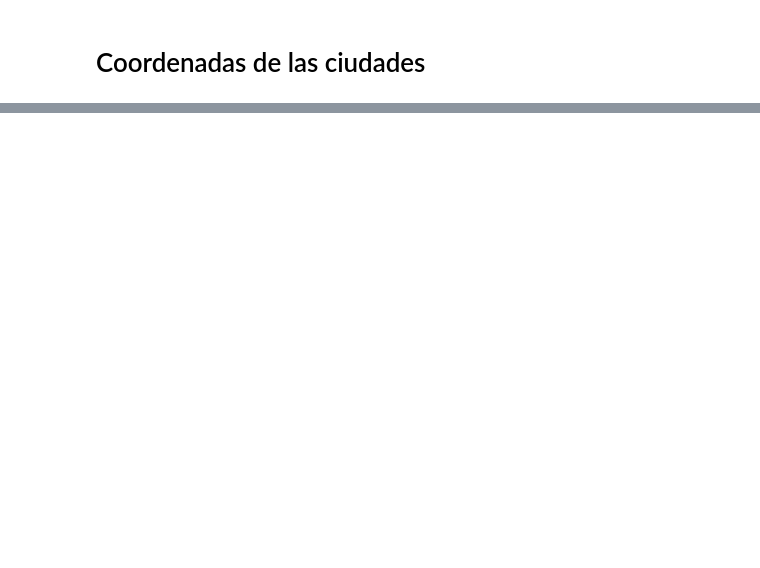
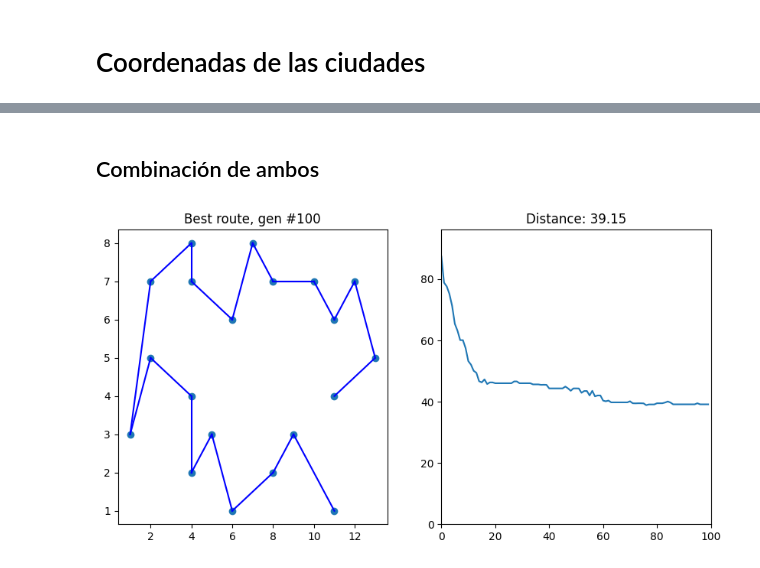
Before and after one commit to Afroefras/UAG_MCC, a Jupyter notebook: inteligencia_artificial/agente_viajero.ipynb, the cells around one changed output, grey strips where cells are left out. Saved outputs shown, nothing was run; the diff lists cells and outputs as text; code cells hidden in the pictures; blank space fills up the shorter version.

```diff
--- a/inteligencia_artificial/agente_viajero.ipynb
+++ b/inteligencia_artificial/agente_viajero.ipynb
@@ -24,0 +30,6 @@ av.train(tournaments_size=0.07, verbose=False)
+# %% [markdown]
+## Combinación de ambos
+# %%
+av.train(reprod_functions=[av.castling_reprod, av.inversion_reprod], verbose=False)
+# %% [output]
+[figure, added]
```
Also changed, not shown: parts of 12 cells of this notebook, 1 other file.
